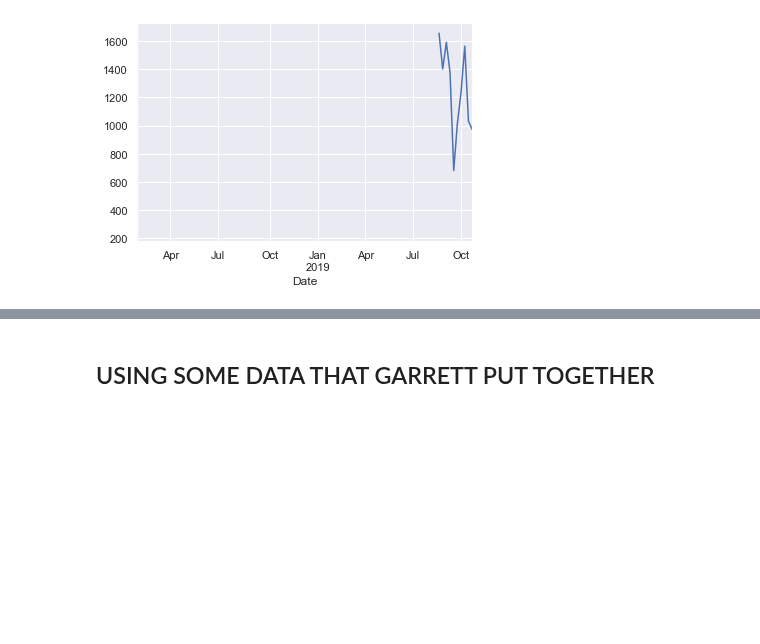
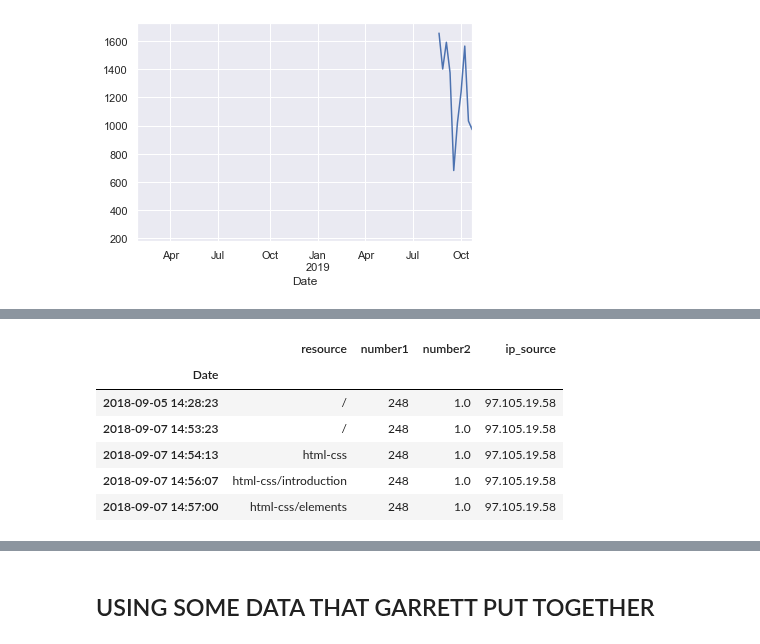
Before and after one commit to flambuth/ds-methodologies-exercises, a Jupyter notebook: anomaly_detection/mystery-solving.ipynb, the cells around one changed output, grey strips where cells are left out. Cells and saved outputs as stored; diff of their text form; code cells hidden in the pictures; blank space fills up the shorter version.

```diff
--- a/anomaly_detection/mystery-solving.ipynb
+++ b/anomaly_detection/mystery-solving.ipynb
@@ -205,0 +237,10 @@ sean.resample('M')['ip_source'].count().plot()
+# %%
+df[df.number1 == 248].head()
+# %% [output]
+|  | resource | number1 | number2 | ip_source |
+| Date |  |  |  |  |
+| 2018-09-05 14:28:23 | / | 248 | 1.0 | 97.105.19.58 |
+| 2018-09-07 14:53:23 | / | 248 | 1.0 | 97.105.19.58 |
+| 2018-09-07 14:54:13 | html-css | 248 | 1.0 | 97.105.19.58 |
+| 2018-09-07 14:56:07 | html-css/introduction | 248 | 1.0 | 97.105.19.58 |
+| 2018-09-07 14:57:00 | html-css/elements | 248 | 1.0 | 97.105.19.58 |
```
Also changed, not shown: parts of 12 cells of this notebook.
